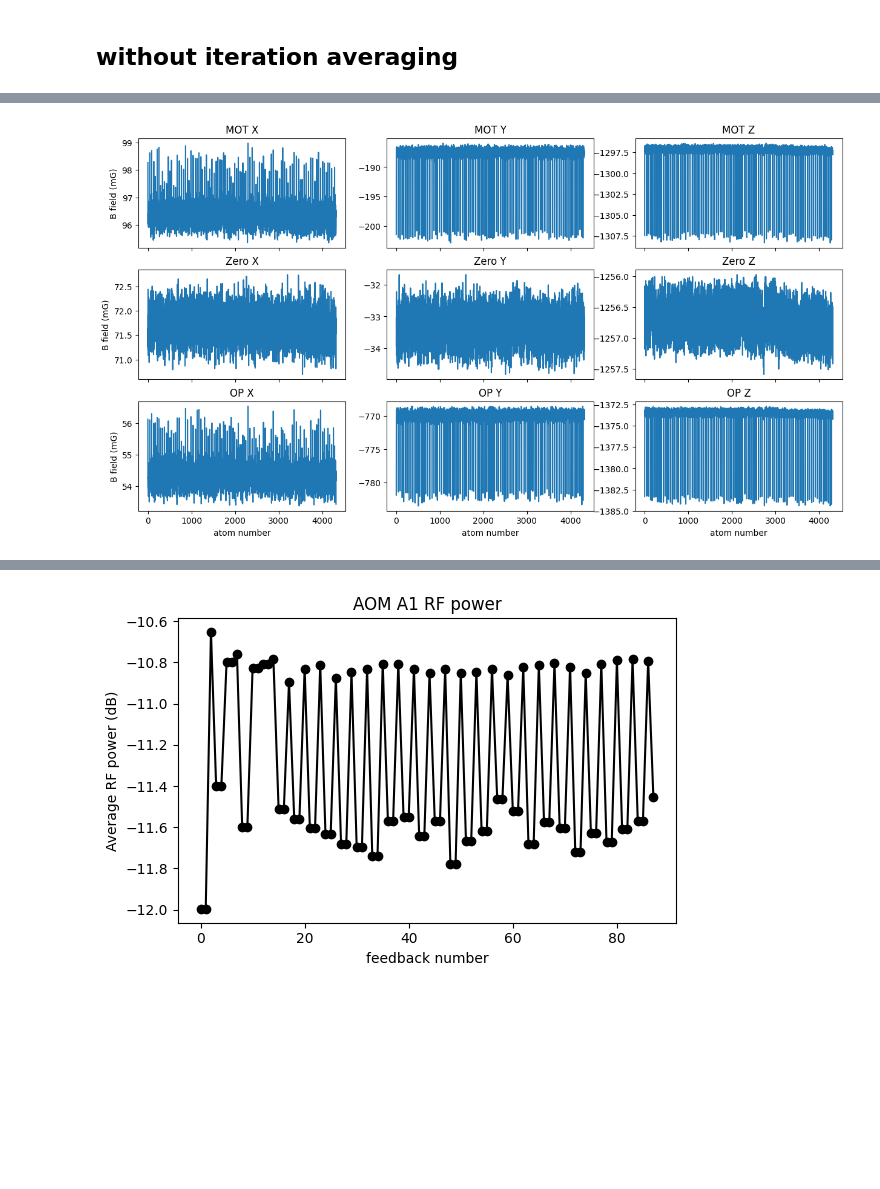
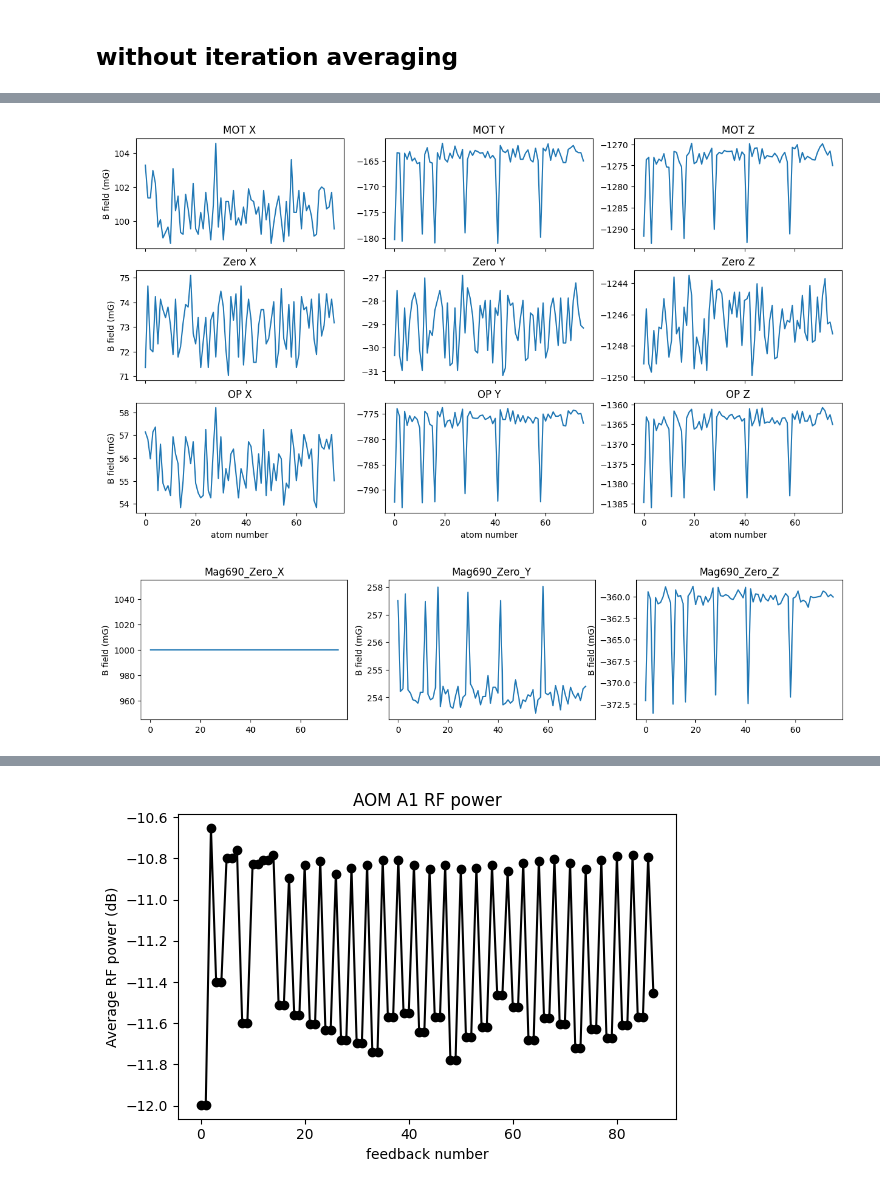
Before and after one commit to QuantumQuadrate/qn_artiq_routines, a Jupyter notebook: Analysis/Single atom analysis/atom_loading_analysis_2025.ipynb, the cells around one changed output, grey strips where cells are left out. Drawn from its saved outputs; the diff is of its cells as text; code cells hidden in the pictures; blank space fills up the shorter version.

```diff
--- a/Analysis/Single atom analysis/atom_loading_analysis_2025.ipynb
+++ b/Analysis/Single atom analysis/atom_loading_analysis_2025.ipynb
@@ -23,7 +23,7 @@ print(set_point_PD6_AOM_A6)
 0.078
 0.078
 # %%
-date_filters = ["2026-02-14","2026-02-15"]
+date_filters = ["2026-02-18"]
 
 from matplotlib import pyplot as plt
 import matplotlib as mpl
@@ -100,7 +91,7 @@ With fitting the resonance for microwave scans
 """
 ### the file(s) to analyze:
 file_indices = {
-    0:'',
+    6:'',
     # 45:'',
     # 47:'',
     # 49:'',
@@ -794,34 +883,56 @@ axs[0, 1].set_title("MOT Y")
 axs[0, 2].plot(Magnetometer_MOT_Z[1:])
 axs[0, 2].set_title("MOT Z");
 
 
 ######## Zero
 axs[1, 0].plot(Magnetometer_Zero_X[1:])
 axs[1, 0].set_ylabel("B field (mG)")
 axs[1, 0].set_title("Zero X")
 
 axs[1, 1].plot(Magnetometer_Zero_Y[1:])
 axs[1, 1].set_title("Zero Y")
 
 axs[1, 2].plot(Magnetometer_Zero_Z[1:])
 axs[1, 2].set_title("Zero Z");
 
 
 ######## OP
 axs[2, 0].plot(Magnetometer_OP_X[1:])
 axs[2, 0].set_xlabel("atom number")
 axs[2, 0].set_ylabel("B field (mG)")
 axs[2, 0].set_title("OP X")
 
 axs[2, 1].plot(Magnetometer_OP_Y[1:])
 axs[2, 1].set_xlabel("atom number")
 axs[2, 1].set_title("OP Y")
 
 axs[2, 2].plot(Magnetometer_OP_Z[1:])
 axs[2, 2].set_xlabel("atom number")
 axs[2, 2].set_title("OP Z");
+
+
+#### Added Mag690 to compare with our magnetometer. To be deleted soon
+fig, axs = plt.subplots(1, 3, figsize=(15, 3), sharey=False, sharex=True)
+
+######## Mag690 Zero
+### Mag690 x is along x of our magnetometer
+### Mag690 y is along z of our magnetometer
+### Mag690 z is along y of our magnetometer
+
+axs[0].plot(Magnetometer_Mag690_Zero_X[1:])
+axs[0].set_ylabel("B field (mG)")
+axs[0].set_title("Mag690_Zero_X")
+
+axs[1].plot(Magnetometer_Mag690_Zero_Z[1:])
+axs[1].set_ylabel("B field (mG)")
+axs[1].set_title("Mag690_Zero_Y")
+
+axs[2].plot(Magnetometer_Mag690_Zero_Y[1:])
+axs[2].set_ylabel("B field (mG)")
+axs[2].set_title("Mag690_Zero_Z");
 # %% [output]
-[figure, old version]
+[figure, new version]
+[figure, added]
 # %%
 #### Plot the combined Atom_loading_time values
 ## We can slice the array to separate iterations later, if we want.
```
Also changed, not shown: parts of 19 cells of this notebook, 4 other files.
